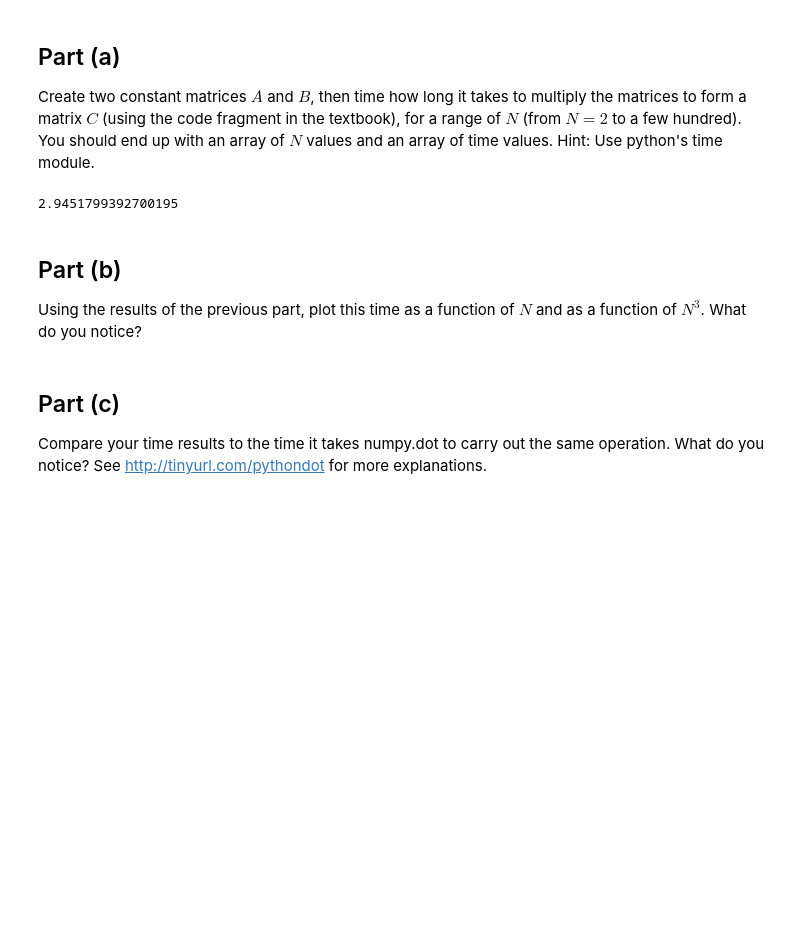
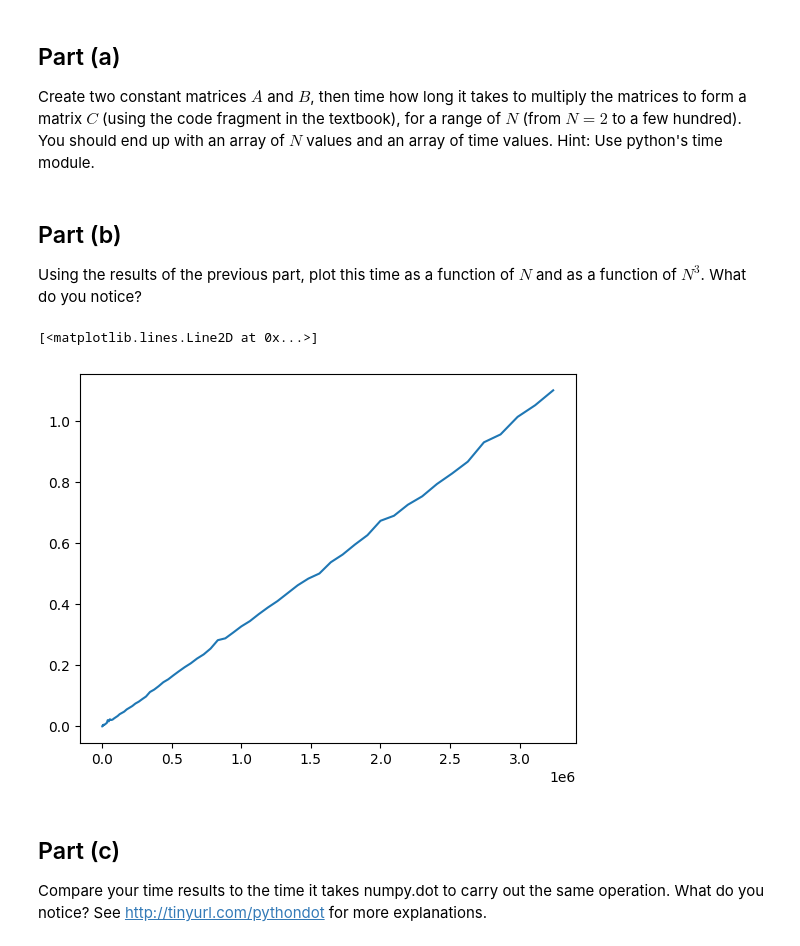
Before and after one commit to fadifarook/407-Computational-Lab, a Jupyter notebook: Intro Week/Informal0-Notebook.ipynb, the cells around one changed output. Saved outputs shown, nothing was run; the diff lists cells and outputs as text; code cells hidden in the pictures; blank space fills up the shorter version.

```diff
--- a/Intro Week/Informal0-Notebook.ipynb
+++ b/Intro Week/Informal0-Notebook.ipynb
@@ -111,23 +111,35 @@ Create two constant matrices $A$ and $B$, then time how long it takes to multipl
 # %%
 import time
 
-N = 200
-A = np.ones([N, N]) * 10.2
-B = np.ones([N, N]) * 5.0
-C = np.zeros([N, N], float)
+def multiply(N):
 
-start = time.time()
-for i in range(N):
-    for j in range(N):
-        for k in range(N):
-            C[i, j] += A[i, k] * B[k, j]
+    A = np.ones([N, N]) * 10.2
+    B = np.ones([N, N]) * 5.0
+    C = np.zeros([N, N], float)
 
-print(time.time() - start)
+    start = time.time()
+    for i in range(N):
+        for j in range(N):
+            for k in range(N):
+                C[i, j] += A[i, k] * B[k, j]
+
+    return (time.time() - start)
+
+N_array = []
+time_array = []
+for N_value in range(2, 150, 2):
+    time_array.append(multiply(N_value))
+    N_array.append(N_value)
-# %% [output]
-2.9451799392700195
 # %% [markdown]
 ## Part (b)
 Using the results of the previous part, plot this time as a function of $N$ and as a function of $N^3$. What do you notice?
+# %%
+N_array = np.array(N_array)
+# plt.plot(N_array, time_array)
+plt.plot(N_array**3, time_array)  # This is linear so clearly an N3 time taken.
+# %% [output]
+[<matplotlib.lines.Line2D at 0x...>]
+[figure, added]
 # %% [markdown]
 ## Part (c)
 Compare your time results to the time it takes numpy.dot to carry out the same operation. What do you notice?
```
